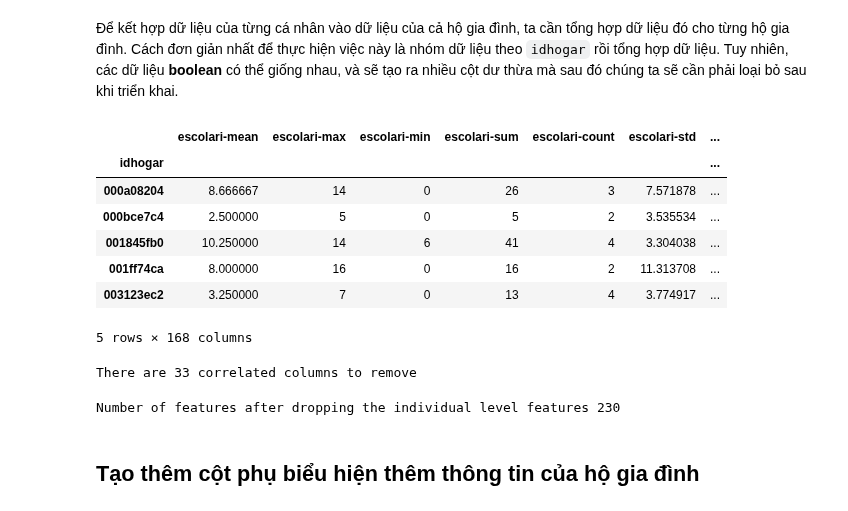
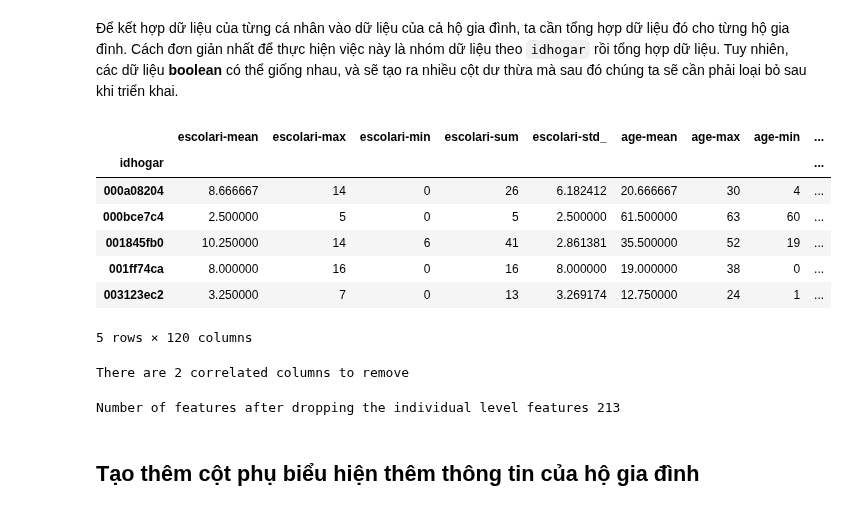
Before and after one commit to iam-Dylan/costa-rican-household, a Jupyter notebook: source/model.ipynb, the cells around one changed output. Drawn from its saved outputs; the diff is of its cells as text; code cells hidden in the pictures.

```diff
--- a/source/model.ipynb
+++ b/source/model.ipynb
@@ -43,3 +49,7 @@ all_data = pd.concat((train, test)).reset_index(drop=True)
+# %%
+for column in all_data.columns:
+    if all_data[column].nunique() == 1:
+        all_data.drop(column, axis=1, inplace=True)
 # %% [markdown]
 ## Loại bỏ những thuộc tính dư thừa
 # %% [markdown]
@@ -105,26 +117,26 @@ ind_bool = ['dis', 'male',
 
 ind_ordered = ['escolari', 'age']
 # %%
-range = lambda x: x.max() - x.min()
-range.__name__ = 'range_'
-ind_agg = all_data.groupby('idhogar')[ind_ordered + ind_bool].agg(['mean', 'max', 'min', 'sum', 'count', 'std', range])
+f = lambda x: x.std(ddof=0)
+f.__name__ = 'std_'
+ind_agg = all_data.groupby('idhogar')[ind_ordered + ind_bool].agg(['mean', 'max', 'min', 'sum', f])
 
 new_cols = []
 for col in ind_agg.columns.levels[0]:
     for stat in ind_agg.columns.levels[1]:
         new_cols.append(f'{col}-{stat}')
 
 ind_agg.columns = new_cols
 ind_agg.head()
 # %% [output]
-|  | escolari-mean | escolari-max | escolari-min | escolari-sum | escolari-count | escolari-std | ... |
-| idhogar |  |  |  |  |  |  | ... |
-| 000a08204 | 8.666667 | 14 | 0 | 26 | 3 | 7.571878 | ... |
-| 000bce7c4 | 2.500000 | 5 | 0 | 5 | 2 | 3.535534 | ... |
-| 001845fb0 | 10.250000 | 14 | 6 | 41 | 4 | 3.304038 | ... |
-| 001ff74ca | 8.000000 | 16 | 0 | 16 | 2 | 11.313708 | ... |
-| 003123ec2 | 3.250000 | 7 | 0 | 13 | 4 | 3.774917 | ... |
+|  | escolari-mean | escolari-max | escolari-min | escolari-sum | escolari-std_ | age-mean | age-max | age-min | ... |
+| idhogar |  |  |  |  |  |  |  |  | ... |
+| 000a08204 | 8.666667 | 14 | 0 | 26 | 6.182412 | 20.666667 | 30 | 4 | ... |
+| 000bce7c4 | 2.500000 | 5 | 0 | 5 | 2.500000 | 61.500000 | 63 | 60 | ... |
+| 001845fb0 | 10.250000 | 14 | 6 | 41 | 2.861381 | 35.500000 | 52 | 19 | ... |
+| 001ff74ca | 8.000000 | 16 | 0 | 16 | 8.000000 | 19.000000 | 38 | 0 | ... |
+| 003123ec2 | 3.250000 | 7 | 0 | 13 | 3.269174 | 12.750000 | 24 | 1 | ... |
-5 rows × 168 columns
+5 rows × 120 columns
 # %%
 corr_matrix = ind_agg.corr()
 upper = corr_matrix.where(np.triu(np.ones(corr_matrix.shape), k=1).astype(bool))
@@ -132,13 +144,13 @@ upper = corr_matrix.where(np.triu(np.ones(corr_matrix.shape), k=1).astype(bool))
 to_drop = [column for column in upper.columns if any((abs(upper[column]) > 0.95) & (abs(upper[column]) == 1))]
 print(f'There are {len(to_drop)} correlated columns to remove')
 # %% [output]
-There are 33 correlated columns to remove
+There are 2 correlated columns to remove
 # %%
 all_data = all_data.merge(ind_agg, on = 'idhogar', how = 'left')
 all_data.drop(columns=ind_bool+ind_ordered+to_drop, inplace=True)
 print('Number of features after dropping the individual level features', all_data.shape[1])
 # %% [output]
-Number of features after dropping the individual level features 230
+Number of features after dropping the individual level features 213
 # %% [markdown]
 ## Tạo thêm cột phụ biểu hiện thêm thông tin của hộ gia đình
 # %% [markdown]
```
Also changed, not shown: parts of 40 cells of this notebook, 8 other files.
